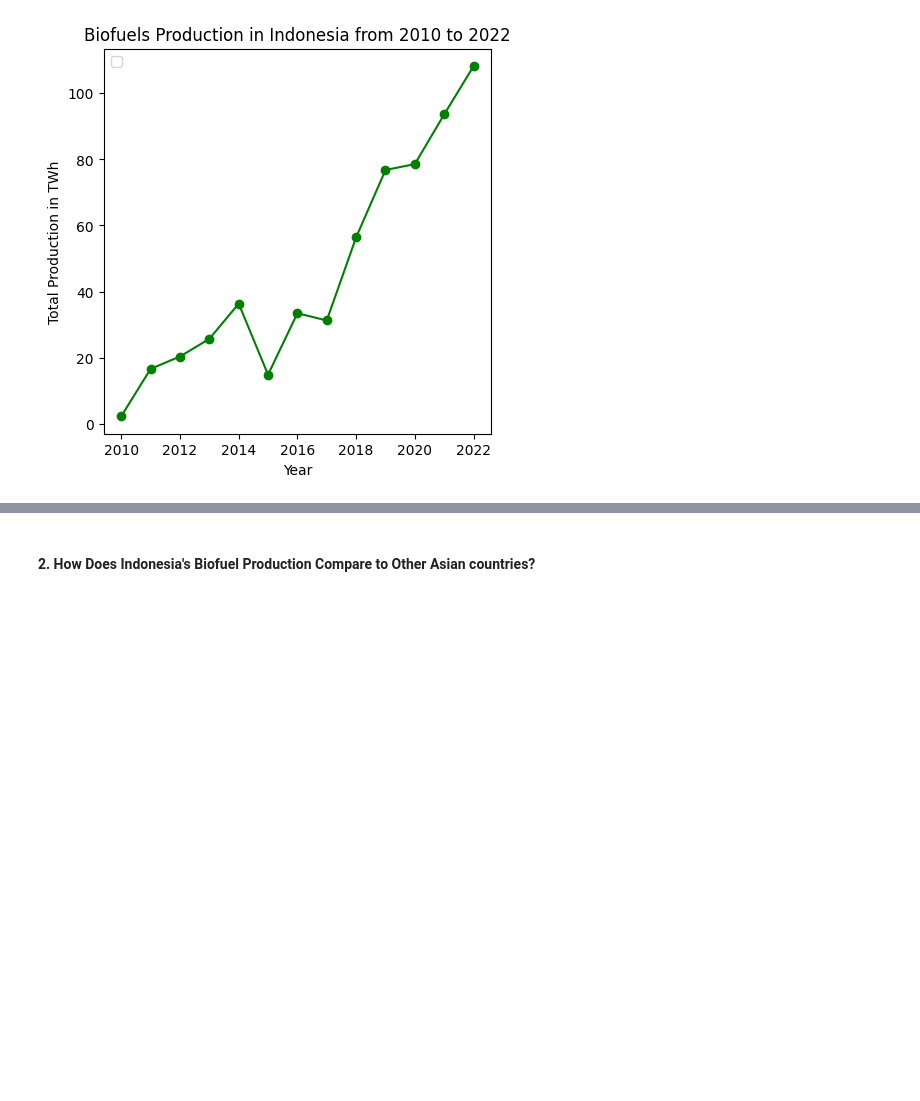
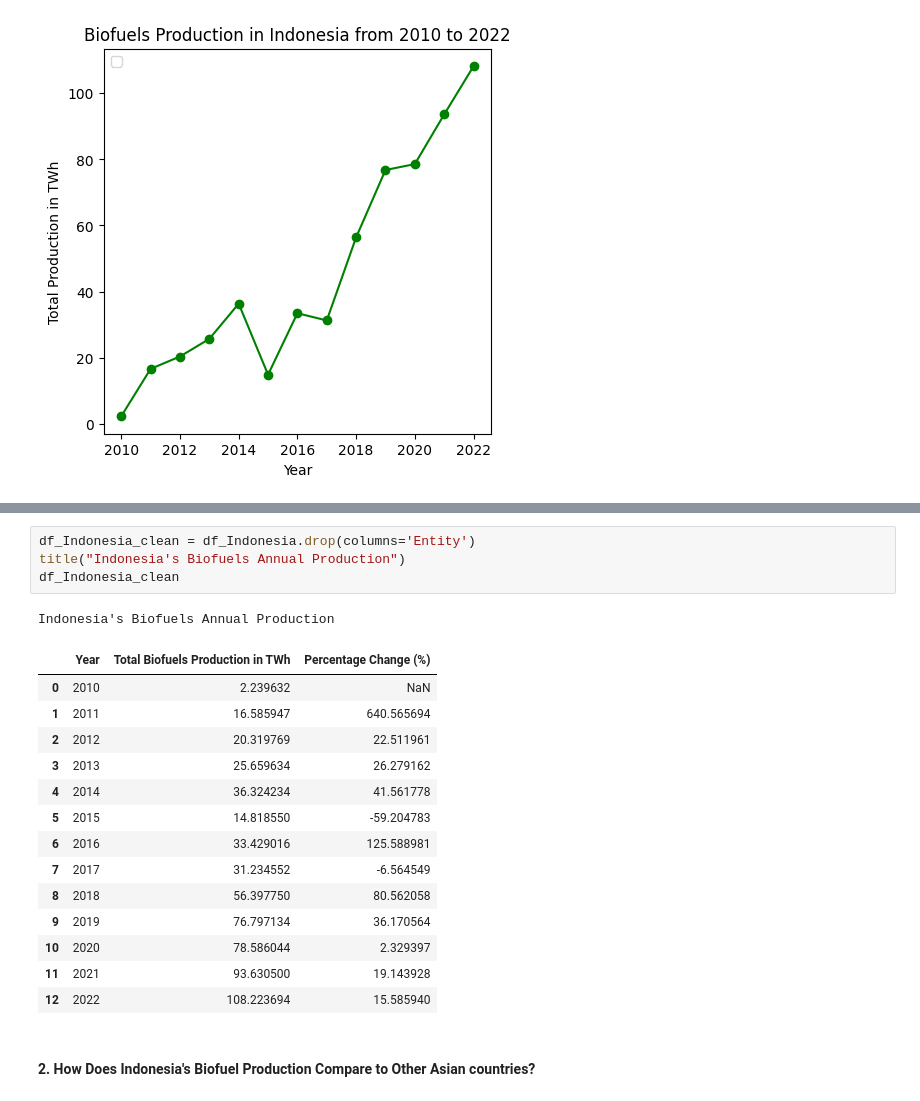
Before and after one commit to ptrcapepita/indonesia-biofuel-production-analysis, a Jupyter notebook: BiofuelProduction_Project.ipynb, the cells around one changed output, grey strips where cells are left out. Saved outputs shown, nothing was run; the diff lists cells and outputs as text; blank space fills up the shorter version.

```diff
--- a/BiofuelProduction_Project.ipynb
+++ b/BiofuelProduction_Project.ipynb
@@ -232,3 +250,23 @@ No artists with labels found to put in legend.  Note that artists whose label st
+# %%
+df_Indonesia_clean = df_Indonesia.drop(columns='Entity')
+title("Indonesia's Biofuels Annual Production")
+df_Indonesia_clean
+# %% [output]
+Indonesia's Biofuels Annual Production
+|  | Year | Total Biofuels Production in TWh | Percentage Change (%) |
+| 0 | 2010 | 2.239632 | NaN |
+| 1 | 2011 | 16.585947 | 640.565694 |
+| 2 | 2012 | 20.319769 | 22.511961 |
+| 3 | 2013 | 25.659634 | 26.279162 |
+| 4 | 2014 | 36.324234 | 41.561778 |
+| 5 | 2015 | 14.818550 | -59.204783 |
+| 6 | 2016 | 33.429016 | 125.588981 |
+| 7 | 2017 | 31.234552 | -6.564549 |
+| 8 | 2018 | 56.397750 | 80.562058 |
+| 9 | 2019 | 76.797134 | 36.170564 |
+| 10 | 2020 | 78.586044 | 2.329397 |
+| 11 | 2021 | 93.630500 | 19.143928 |
+| 12 | 2022 | 108.223694 | 15.585940 |
 # %% [markdown]
 #### **2. How Does Indonesia's Biofuel Production Compare to Other Asian countries?**
 # %%
```
Also changed, not shown: parts of 6 cells of this notebook.
